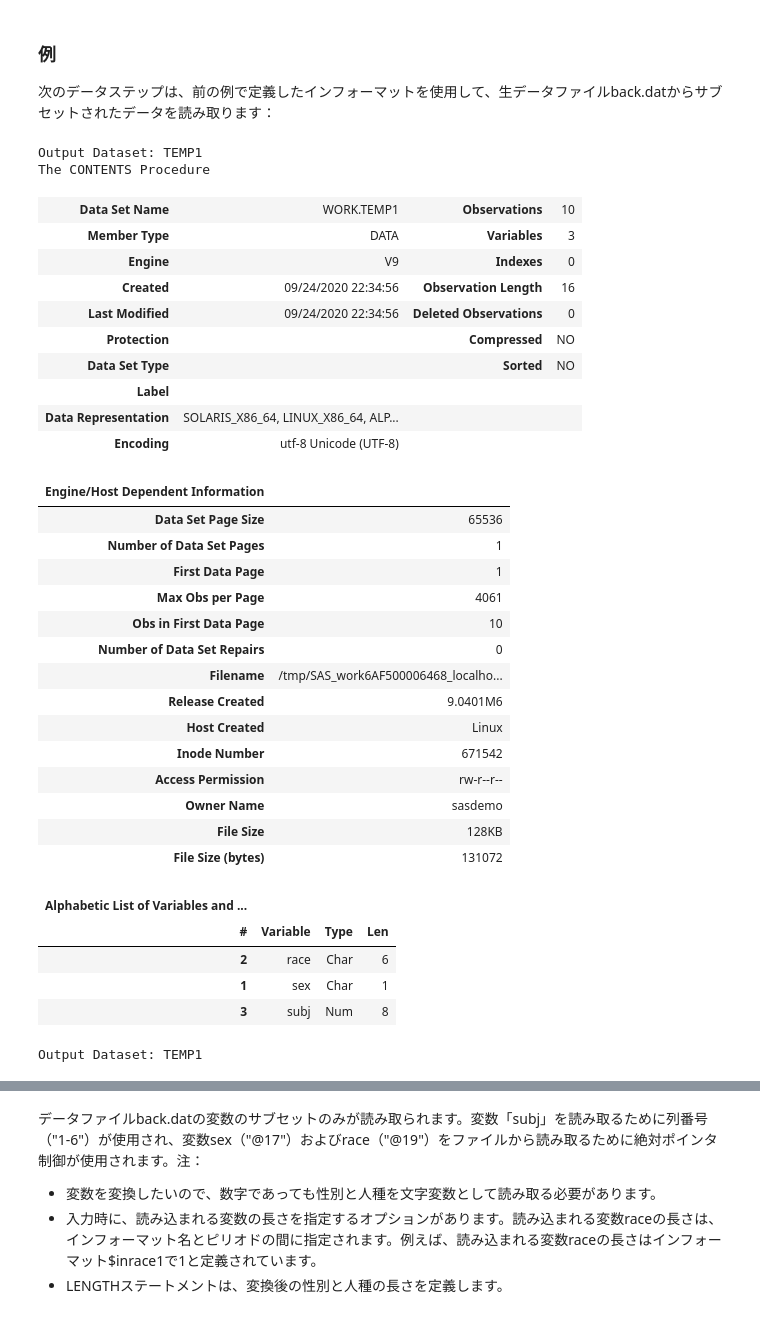
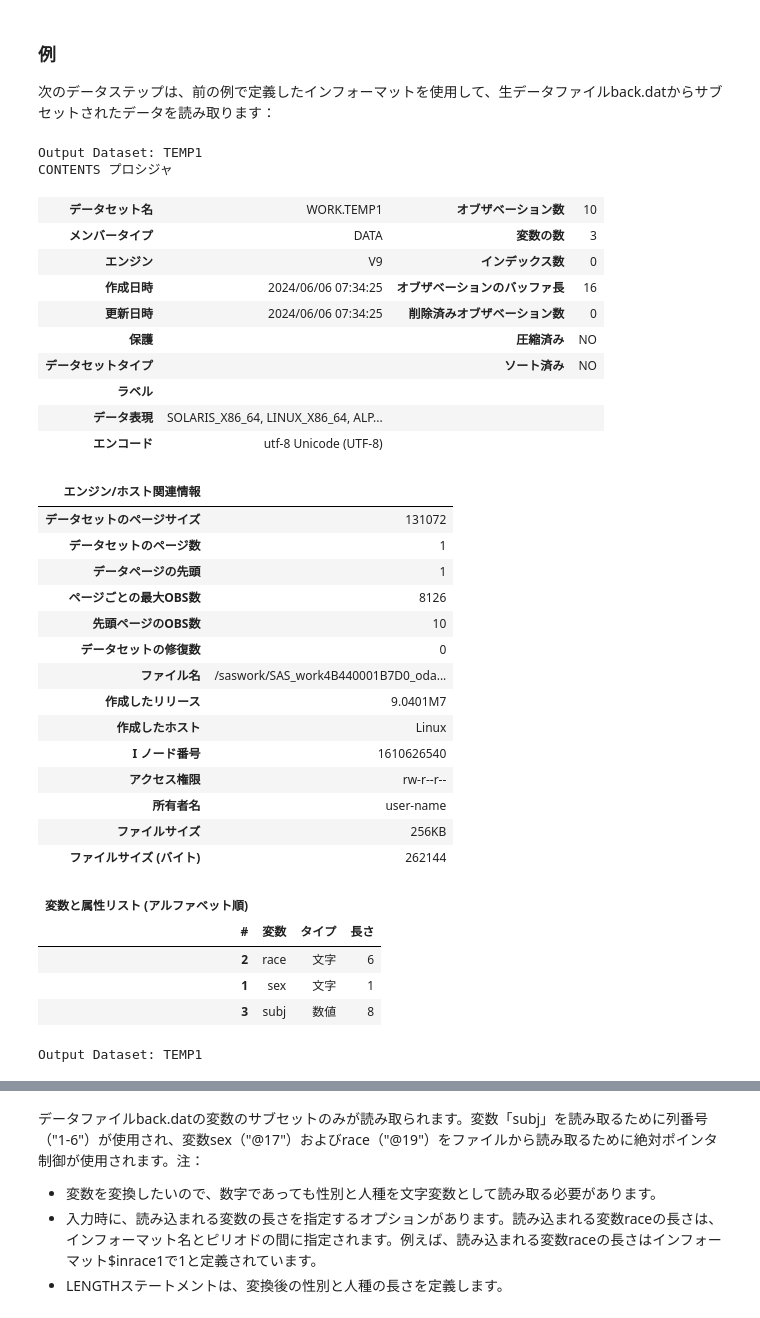
Before and after one commit to k-nkmt/Intro_to_SAS_Notes_ja, a Jupyter notebook: Notebook/08_Format_Procedure_Dates.ipynb, the cells around one changed output, grey strips where cells are left out. Saved outputs shown, nothing was run; the diff lists cells and outputs as text; code cells hidden in the pictures.

```diff
--- a/Notebook/08_Format_Procedure_Dates.ipynb
+++ b/Notebook/08_Format_Procedure_Dates.ipynb
@@ -222,50 +237,50 @@ All we've done so far is define the informats so that they are available for use
 The following data step uses the informats that we defined in the previous example to read in a subset of the data from the input raw data file back.dat:
 -->
 # %%
-DATA temp1;
+data temp1;
   infile '/folders/myfolders/SAS_Notes/data/back.dat';
   length sex $ 1 race $ 6;
   input subj 1-6 @17 sex $insex1. @19 race $inrace1.;
-RUN;
+run;
 
-PROC CONTENTS data=temp1;
-  title 'Output Dataset: TEMP1';
-RUN;
+title 'Output Dataset: TEMP1';
+proc contents data=temp1;
+run;
 
-PROC PRINT data=temp1;
+proc print data=temp1;
   var subj sex race;
-RUN;
+run;
 # %% [output]
 Output Dataset: TEMP1
-The CONTENTS Procedure
+CONTENTS プロシジャ
-| Data Set Name | WORK.TEMP1 | Observations | 10 |
-| Member Type | DATA | Variables | 3 |
-| Engine | V9 | Indexes | 0 |
-| Created | 09/24/2020 22:34:56 | Observation Length | 16 |
-| Last Modified | 09/24/2020 22:34:56 | Deleted Observations | 0 |
-| Protection |  | Compressed | NO |
-| Data Set Type |  | Sorted | NO |
-| Label |  |  |  |
-| Data Representation | SOLARIS_X86_64, LINUX_X86_64, ALP... |  |  |
-| Encoding | utf-8 Unicode (UTF-8) |  |  |
+| データセット名 | WORK.TEMP1 | オブザベーション数 | 10 |
+| メンバータイプ | DATA | 変数の数 | 3 |
+| エンジン | V9 | インデックス数 | 0 |
+| 作成日時 | 2024/06/06 07:34:25 | オブザベーションのバッファ長 | 16 |
+| 更新日時 | 2024/06/06 07:34:25 | 削除済みオブザベーション数 | 0 |
+| 保護 |  | 圧縮済み | NO |
+| データセットタイプ |  | ソート済み | NO |
+| ラベル |  |  |  |
+| データ表現 | SOLARIS_X86_64, LINUX_X86_64, ALP... |  |  |
+| エンコード | utf-8 Unicode (UTF-8) |  |  |
-| Engine/Host Dependent Information |  |
-| Data Set Page Size | 65536 |
-| Number of Data Set Pages | 1 |
-| First Data Page | 1 |
-| Max Obs per Page | 4061 |
-| Obs in First Data Page | 10 |
-| Number of Data Set Repairs | 0 |
-| Filename | /tmp/SAS_work6AF500006468_localho... |
-| Release Created | 9.0401M6 |
-| Host Created | Linux |
-| Inode Number | 671542 |
-| Access Permission | rw-r--r-- |
-| Owner Name | sasdemo |
-| File Size | 128KB |
-| File Size (bytes) | 131072 |
+| エンジン/ホスト関連情報 |  |
+| データセットのページサイズ | 131072 |
+| データセットのページ数 | 1 |
+| データページの先頭 | 1 |
+| ページごとの最大OBS数 | 8126 |
+| 先頭ページのOBS数 | 10 |
+| データセットの修復数 | 0 |
+| ファイル名 | /saswork/SAS_work4B440001B7D0_oda... |
+| 作成したリリース | 9.0401M7 |
+| 作成したホスト | Linux |
+| I ノード番号 | 1610626540 |
+| アクセス権限 | rw-r--r-- |
+| 所有者名 | user-name |
+| ファイルサイズ | 256KB |
+| ファイルサイズ (バイト) | 262144 |
-| Alphabetic List of Variables and ... |  |  |  |
-| # | Variable | Type | Len |
-| 2 | race | Char | 6 |
-| 1 | sex | Char | 1 |
-| 3 | subj | Num | 8 |
+| 変数と属性リスト (アルファベット順) |  |  |  |
+| # | 変数 | タイプ | 長さ |
+| 2 | race | 文字 | 6 |
+| 1 | sex | 文字 | 1 |
+| 3 | subj | 数値 | 8 |
 Output Dataset: TEMP1
```
Also changed, not shown: parts of 58 cells of this notebook, 8 other files.
